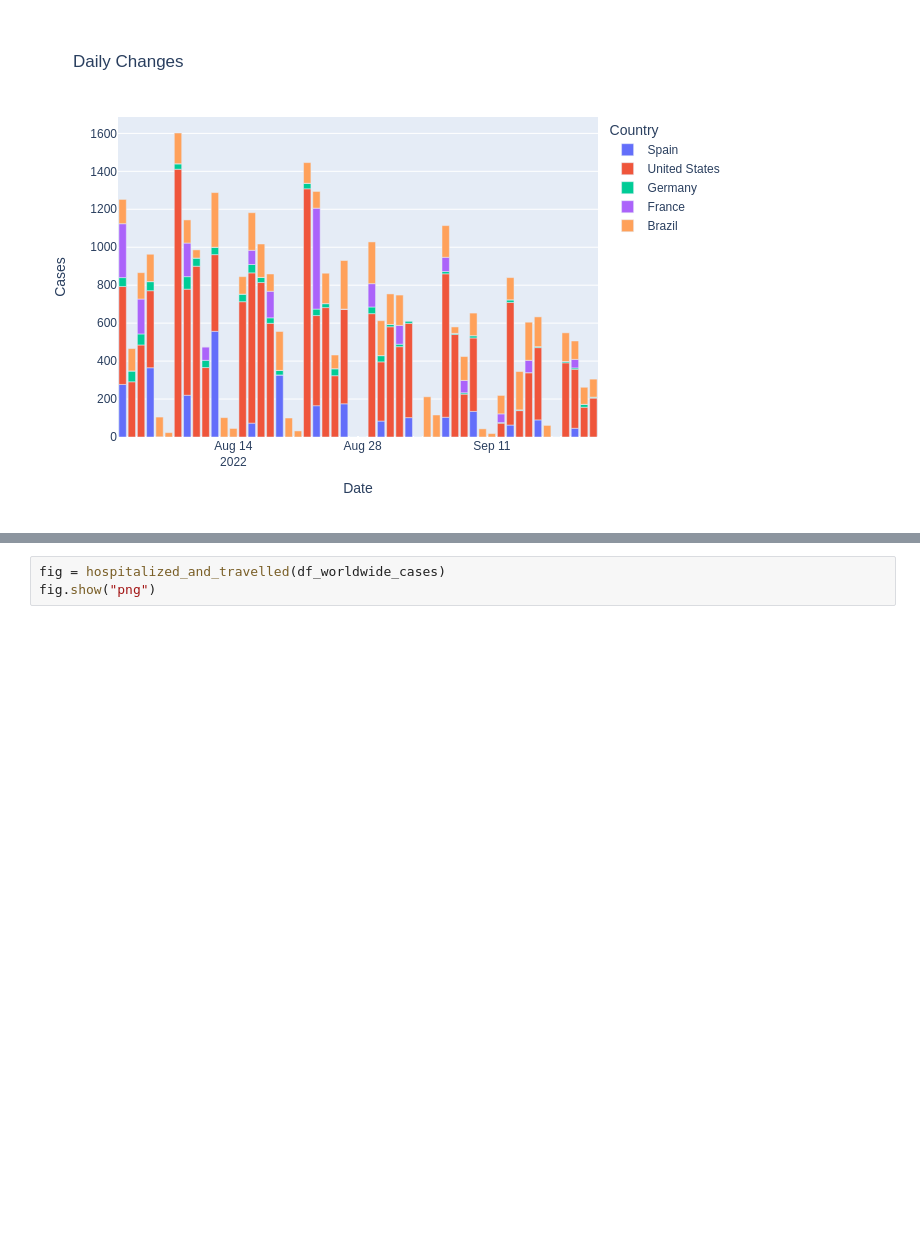
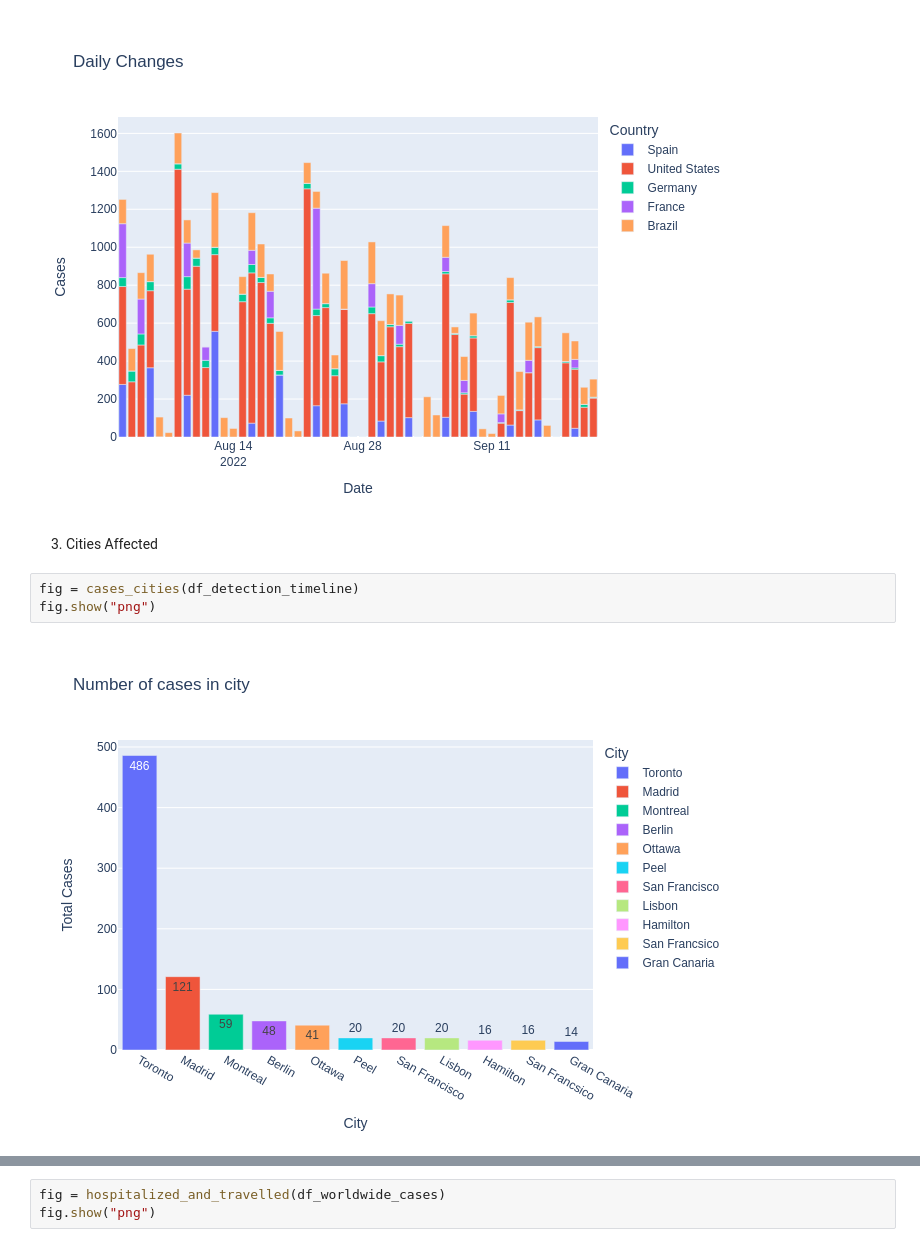
Before and after one commit to vatch123/Monkey-Pox, a Jupyter notebook: EDA_analysis.ipynb, the cells around one changed output, grey strips where cells are left out. Cells and saved outputs as stored; diff of their text form; blank space fills up the shorter version.

```diff
--- a/EDA_analysis.ipynb
+++ b/EDA_analysis.ipynb
@@ -123,3 +123,10 @@ fig = daily_changes(df_worldwide_cases,df_daily_cases)
 fig.show("png")
 # %% [output]
 [figure]
+# %% [markdown]
+3. Cities Affected
+# %%
+fig = cases_cities(df_detection_timeline)
+fig.show("png")
+# %% [output]
+[figure, added]
```
Also changed, not shown: parts of 17 cells of this notebook, 13 other files.
